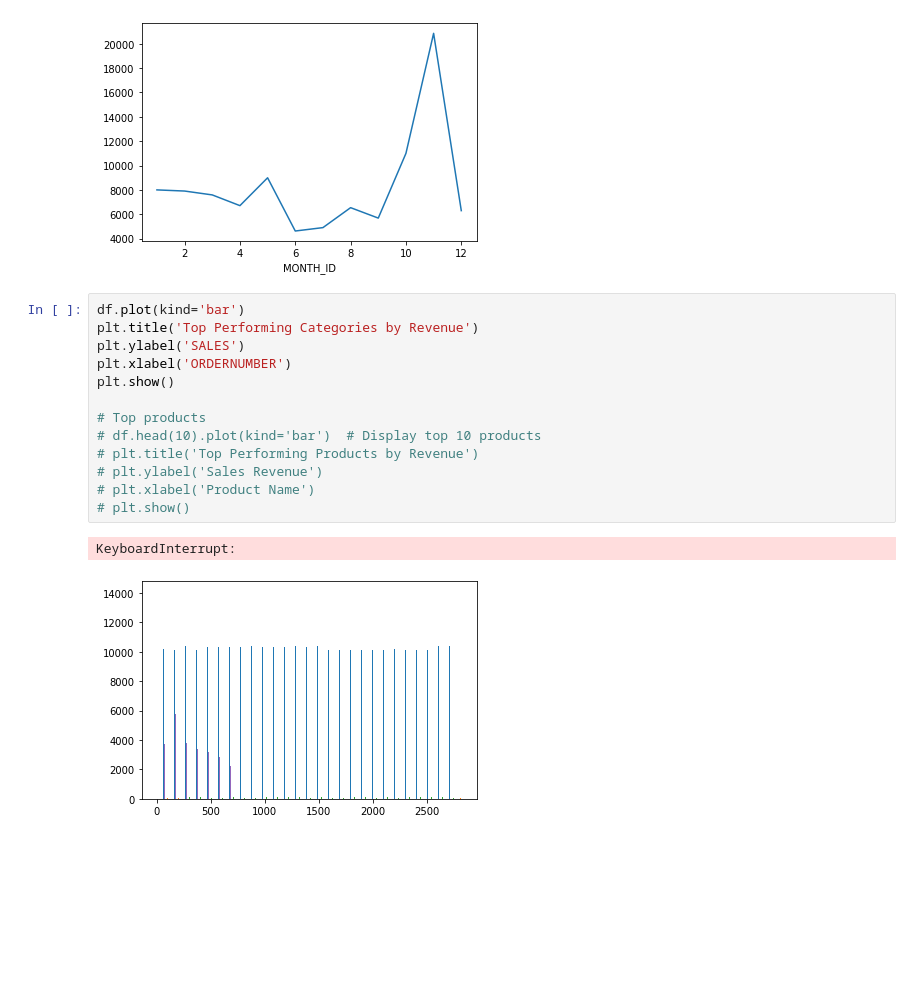
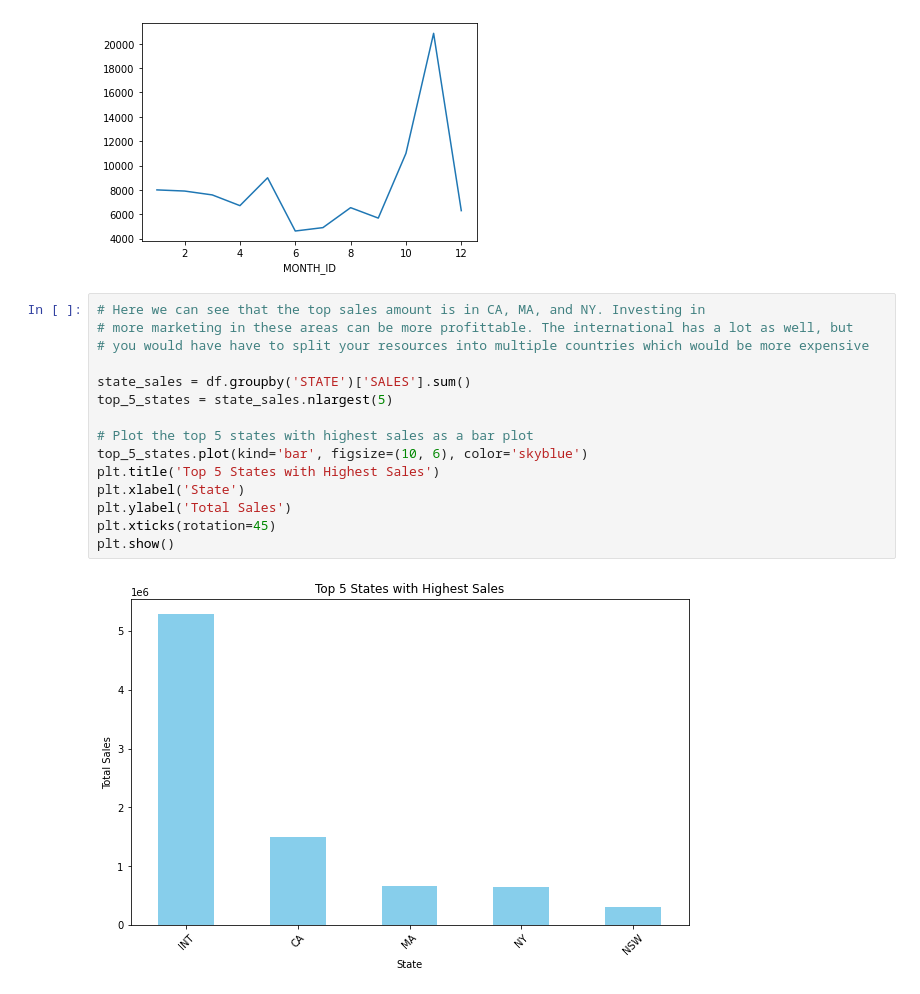
Before and after one commit to saleh-alk/Sales-Analysis, a Jupyter notebook: sales.ipynb, the cells around one changed output. Cells and saved outputs as stored; diff of their text form; blank space fills up the shorter version.

Commit message:
sales analaysis

```diff
--- a/sales.ipynb
+++ b/sales.ipynb
@@ -112,19 +116,20 @@ df.groupby('MONTH_ID')['QUANTITYORDERED'].sum().plot()
 # %% [output]
 <AxesSubplot:xlabel='MONTH_ID'>
 [figure]
-# %%
-df.plot(kind='bar')
-plt.title('Top Performing Categories by Revenue')
-plt.ylabel('SALES')
-plt.xlabel('ORDERNUMBER')
-plt.show()
-
-# Top products
-# df.head(10).plot(kind='bar')  # Display top 10 products
-# plt.title('Top Performing Products by Revenue')
-# plt.ylabel('Sales Revenue')
-# plt.xlabel('Product Name')
-# plt.show()
-# %% [output]
-KeyboardInterrupt:
-[figure, removed]
+# %%
+# Here we can see that the top sales amount is in CA, MA, and NY. Investing in
+# more marketing in these areas can be more profittable. The international has a lot as well, but
+# you would have have to split your resources into multiple countries which would be more expensive
+
+state_sales = df.groupby('STATE')['SALES'].sum()
+top_5_states = state_sales.nlargest(5)
+
+# Plot the top 5 states with highest sales as a bar plot
+top_5_states.plot(kind='bar', figsize=(10, 6), color='skyblue')
+plt.title('Top 5 States with Highest Sales')
+plt.xlabel('State')
+plt.ylabel('Total Sales')
+plt.xticks(rotation=45)
+plt.show()
+# %% [output]
+[figure, added]
```
Also changed, not shown: parts of 4 cells of this notebook, 3 other files.
